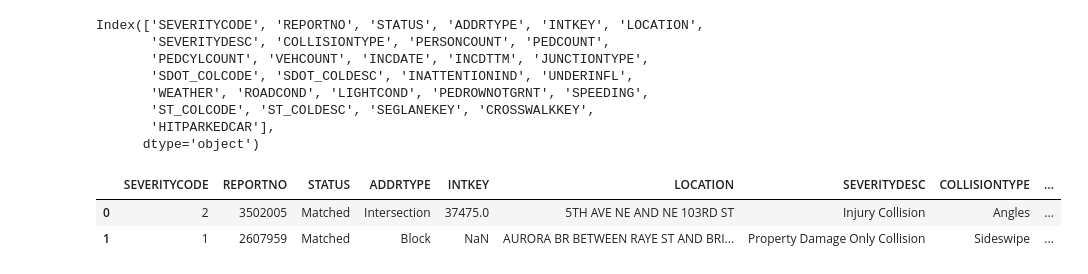
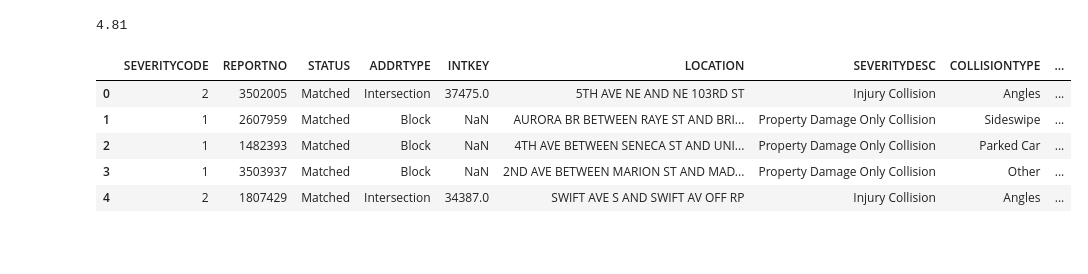
Before and after one commit to on99689nnnnn/Coursera_Capstone, a Jupyter notebook: Coursera_Capstone - Code for Report.ipynb, the cells around one changed output. Saved outputs shown, nothing was run; the diff lists cells and outputs as text; code cells hidden in the pictures; blank space fills up the shorter version.

```diff
--- a/Coursera_Capstone - Code for Report.ipynb
+++ b/Coursera_Capstone - Code for Report.ipynb
@@ -1,6 +1,10 @@
 # %%
+# preparation
 import numpy as np
 import pandas as pd
 df = pd.read_csv('https://s3.us.cloud-object-storage.appdomain.cloud/cf-courses-data/CognitiveClass/DP0701EN/version-2/Data-Collisions.csv', sep=',', delimiter=None, header='infer')
-df.head(3)
+pd.set_option('display.max_columns', None)
+df1=df
+df1=df[df.STATUS=="Matched"]
+df1.drop(['X','Y','SDOTCOLNUM','SEVERITYCODE.1','OBJECTID','INCKEY','COLDETKEY','EXCEPTRSNCODE','EXCEPTRSNDESC'], axis=1, index=None, columns=None, level=None, inplace=True, errors='raise')
 # %% [output]
@@ -49,4 +15,15 @@ df[df['REPORTNO']=="1776526"] #string
-# %%
-df1.drop(['X','Y','SEVERITYCODE.1','OBJECTID','INCKEY','COLDETKEY','EXCEPTRSNCODE','EXCEPTRSNDESC'], axis=1, index=None, columns=None, level=None, inplace=True, errors='raise')
-# %%
-df1.drop(['SDOTCOLNUM'], axis=1, index=None, columns=None, level=None, inplace=True, errors='raise')
+# %%
+# Background Data Analysis:
+df1.dtypes
+df1.columns
+df1.count()
+df1.shape
+
+# Monday = 0, Sunday = 6
+# Monday = 0, Sunday = 6
+df1['INCDATE']= pd.to_datetime(df1['INCDATE'])
+
+df1['year'] = df1['INCDATE'].dt.year
+df1['month'] = df1['INCDATE'].dt.month
+df1['day'] = df1['INCDATE'].dt.day
+df1['weekday'] = df1['INCDATE'].dt.weekday
@@ -53,17 +77,18 @@ df1.drop(['SDOTCOLNUM'], axis=1, index=None, columns=None, level=None, inplace=T
+# %%
+# Driver involved was under the influence of drugs or alcohol = 9121
+# Total case = 189786
+#Overall %
+
+print (round(9121/189786*100,2))
+#4.81%
+# %% [output]
+4.81
 # %%
-df1.columns
+df1.head()
 # %% [output]
-Index(['SEVERITYCODE', 'REPORTNO', 'STATUS', 'ADDRTYPE', 'INTKEY', 'LOCATION',
-       'SEVERITYDESC', 'COLLISIONTYPE', 'PERSONCOUNT', 'PEDCOUNT',
-       'PEDCYLCOUNT', 'VEHCOUNT', 'INCDATE', 'INCDTTM', 'JUNCTIONTYPE',
-       'SDOT_COLCODE', 'SDOT_COLDESC', 'INATTENTIONIND', 'UNDERINFL',
-       'WEATHER', 'ROADCOND', 'LIGHTCOND', 'PEDROWNOTGRNT', 'SPEEDING',
-       'ST_COLCODE', 'ST_COLDESC', 'SEGLANEKEY', 'CROSSWALKKEY',
-       'HITPARKEDCAR'],
-      dtype='object')
+|  | SEVERITYCODE | REPORTNO | STATUS | ADDRTYPE | INTKEY | LOCATION | SEVERITYDESC | COLLISIONTYPE | ... |
+| 0 | 2 | 3502005 | Matched | Intersection | 37475.0 | 5TH AVE NE AND NE 103RD ST | Injury Collision | Angles | ... |
+| 1 | 1 | 2607959 | Matched | Block | NaN | AURORA BR BETWEEN RAYE ST AND BRI... | Property Damage Only Collision | Sideswipe | ... |
+| 2 | 1 | 1482393 | Matched | Block | NaN | 4TH AVE BETWEEN SENECA ST AND UNI... | Property Damage Only Collision | Parked Car | ... |
+| 3 | 1 | 3503937 | Matched | Block | NaN | 2ND AVE BETWEEN MARION ST AND MAD... | Property Damage Only Collision | Other | ... |
+| 4 | 2 | 1807429 | Matched | Intersection | 34387.0 | SWIFT AVE S AND SWIFT AV OFF RP | Injury Collision | Angles | ... |
-# %%
-df.head(2)
-# %% [output]
-|  | SEVERITYCODE | REPORTNO | STATUS | ADDRTYPE | INTKEY | LOCATION | SEVERITYDESC | COLLISIONTYPE | ... |
-| 0 | 2 | 3502005 | Matched | Intersection | 37475.0 | 5TH AVE NE AND NE 103RD ST | Injury Collision | Angles | ... |
-| 1 | 1 | 2607959 | Matched | Block | NaN | AURORA BR BETWEEN RAYE ST AND BRI... | Property Damage Only Collision | Sideswipe | ... |
```
Also changed, not shown: parts of 13 cells of this notebook, 1 other file.
